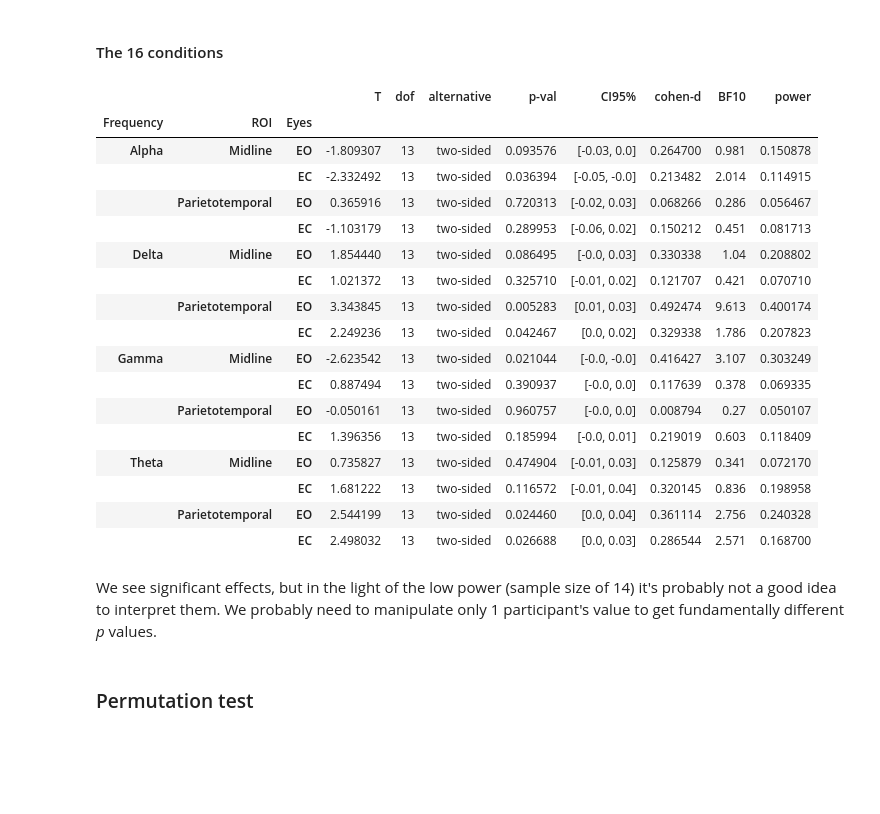
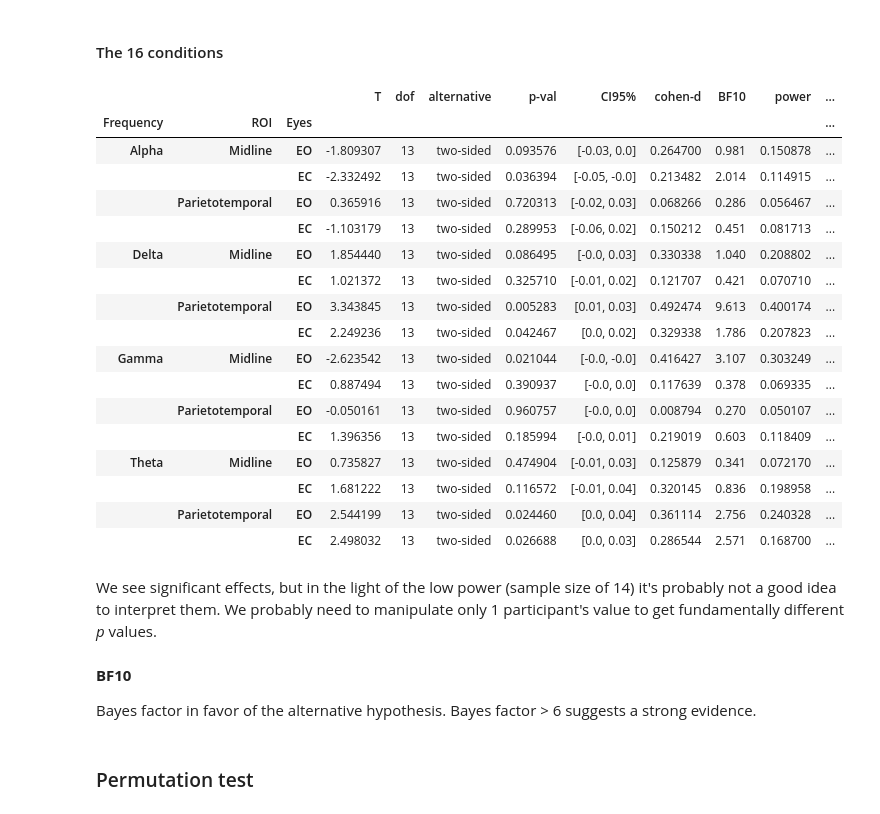
Before and after one commit to ElectronicsArchiver/tewa1_cogpsy_python, a Jupyter notebook: final_project_dataset_1.ipynb, the cells around one changed output. Saved outputs shown, nothing was run; the diff lists cells and outputs as text; code cells hidden in the pictures; blank space fills up the shorter version.

```diff
--- a/final_project_dataset_1.ipynb
+++ b/final_project_dataset_1.ipynb
@@ -75,15 +75,10 @@ These results indicate learning process and plasticity in neural and peripheral
 import pandas as pd
 import numpy as np
 import matplotlib.pyplot as plt
-from glob import glob
 
 
-files = glob("data/final_data/*.csv")
+file = 'data/final_data/auc_ec_eo_with_gamma.csv'
 
-dfs = []
-
-for file in files:
-
-    dfs.append(pd.read_csv(file, sep=";", index_col=0))
+df = pd.read_csv(file, sep=";", index_col=0)
 # %% [markdown]
 ## Data exploration
@@ -94,5 +85,4 @@ files[13]
 # %%
-df = dfs[13]
 df.head()
 # %% [output]
 |  | Factor | Power | Time | ROI | Frequency | Eyes |
@@ -173,43 +163,49 @@ get_ttest(df)
 # %%
 freq_s = ["Alpha", "Delta", "Gamma", "Theta"]
 roi_s = ["Midline", "Parietotemporal"]
 eyes_s = ["EO", "EC"]
 
 tt_res = None
 for freq in freq_s:
     for roi in roi_s:
         for eyes in eyes_s:
             tmp = get_ttest(df, conditions = {"Frequency":freq, "ROI":roi, "Eyes":eyes})
             tmp["Frequency"] = freq
             tmp["ROI"] = roi
             tmp["Eyes"] = eyes
             if type(tt_res) != pd.core.frame.DataFrame:
                 tt_res = tmp
             else:
                 tt_res = pd.concat([tt_res, tmp], sort=False).reset_index(drop=True)
 tt_res = tt_res.set_index(["Frequency", "ROI", "Eyes"])
+tt_res["BF10"] = tt_res["BF10"].astype(float)
+tt_res["BF01"] = 1/tt_res["BF10"]
 tt_res
 # %% [output]
-|  |  |  | T | dof | alternative | p-val | CI95% | cohen-d | BF10 | power |
-| Frequency | ROI | Eyes |  |  |  |  |  |  |  |  |
-| Alpha | Midline | EO | -1.809307 | 13 | two-sided | 0.093576 | [-0.03, 0.0] | 0.264700 | 0.981 | 0.150878 |
-|  |  | EC | -2.332492 | 13 | two-sided | 0.036394 | [-0.05, -0.0] | 0.213482 | 2.014 | 0.114915 |
-|  | Parietotemporal | EO | 0.365916 | 13 | two-sided | 0.720313 | [-0.02, 0.03] | 0.068266 | 0.286 | 0.056467 |
-|  |  | EC | -1.103179 | 13 | two-sided | 0.289953 | [-0.06, 0.02] | 0.150212 | 0.451 | 0.081713 |
-| Delta | Midline | EO | 1.854440 | 13 | two-sided | 0.086495 | [-0.0, 0.03] | 0.330338 | 1.04 | 0.208802 |
-|  |  | EC | 1.021372 | 13 | two-sided | 0.325710 | [-0.01, 0.02] | 0.121707 | 0.421 | 0.070710 |
-|  | Parietotemporal | EO | 3.343845 | 13 | two-sided | 0.005283 | [0.01, 0.03] | 0.492474 | 9.613 | 0.400174 |
-|  |  | EC | 2.249236 | 13 | two-sided | 0.042467 | [0.0, 0.02] | 0.329338 | 1.786 | 0.207823 |
-| Gamma | Midline | EO | -2.623542 | 13 | two-sided | 0.021044 | [-0.0, -0.0] | 0.416427 | 3.107 | 0.303249 |
-|  |  | EC | 0.887494 | 13 | two-sided | 0.390937 | [-0.0, 0.0] | 0.117639 | 0.378 | 0.069335 |
-|  | Parietotemporal | EO | -0.050161 | 13 | two-sided | 0.960757 | [-0.0, 0.0] | 0.008794 | 0.27 | 0.050107 |
-|  |  | EC | 1.396356 | 13 | two-sided | 0.185994 | [-0.0, 0.01] | 0.219019 | 0.603 | 0.118409 |
-| Theta | Midline | EO | 0.735827 | 13 | two-sided | 0.474904 | [-0.01, 0.03] | 0.125879 | 0.341 | 0.072170 |
-|  |  | EC | 1.681222 | 13 | two-sided | 0.116572 | [-0.01, 0.04] | 0.320145 | 0.836 | 0.198958 |
-|  | Parietotemporal | EO | 2.544199 | 13 | two-sided | 0.024460 | [0.0, 0.04] | 0.361114 | 2.756 | 0.240328 |
-|  |  | EC | 2.498032 | 13 | two-sided | 0.026688 | [0.0, 0.03] | 0.286544 | 2.571 | 0.168700 |
+|  |  |  | T | dof | alternative | p-val | CI95% | cohen-d | BF10 | power | ... |
+| Frequency | ROI | Eyes |  |  |  |  |  |  |  |  | ... |
+| Alpha | Midline | EO | -1.809307 | 13 | two-sided | 0.093576 | [-0.03, 0.0] | 0.264700 | 0.981 | 0.150878 | ... |
+|  |  | EC | -2.332492 | 13 | two-sided | 0.036394 | [-0.05, -0.0] | 0.213482 | 2.014 | 0.114915 | ... |
+|  | Parietotemporal | EO | 0.365916 | 13 | two-sided | 0.720313 | [-0.02, 0.03] | 0.068266 | 0.286 | 0.056467 | ... |
+|  |  | EC | -1.103179 | 13 | two-sided | 0.289953 | [-0.06, 0.02] | 0.150212 | 0.451 | 0.081713 | ... |
+| Delta | Midline | EO | 1.854440 | 13 | two-sided | 0.086495 | [-0.0, 0.03] | 0.330338 | 1.040 | 0.208802 | ... |
+|  |  | EC | 1.021372 | 13 | two-sided | 0.325710 | [-0.01, 0.02] | 0.121707 | 0.421 | 0.070710 | ... |
+|  | Parietotemporal | EO | 3.343845 | 13 | two-sided | 0.005283 | [0.01, 0.03] | 0.492474 | 9.613 | 0.400174 | ... |
+|  |  | EC | 2.249236 | 13 | two-sided | 0.042467 | [0.0, 0.02] | 0.329338 | 1.786 | 0.207823 | ... |
+| Gamma | Midline | EO | -2.623542 | 13 | two-sided | 0.021044 | [-0.0, -0.0] | 0.416427 | 3.107 | 0.303249 | ... |
+|  |  | EC | 0.887494 | 13 | two-sided | 0.390937 | [-0.0, 0.0] | 0.117639 | 0.378 | 0.069335 | ... |
+|  | Parietotemporal | EO | -0.050161 | 13 | two-sided | 0.960757 | [-0.0, 0.0] | 0.008794 | 0.270 | 0.050107 | ... |
+|  |  | EC | 1.396356 | 13 | two-sided | 0.185994 | [-0.0, 0.01] | 0.219019 | 0.603 | 0.118409 | ... |
+| Theta | Midline | EO | 0.735827 | 13 | two-sided | 0.474904 | [-0.01, 0.03] | 0.125879 | 0.341 | 0.072170 | ... |
+|  |  | EC | 1.681222 | 13 | two-sided | 0.116572 | [-0.01, 0.04] | 0.320145 | 0.836 | 0.198958 | ... |
+|  | Parietotemporal | EO | 2.544199 | 13 | two-sided | 0.024460 | [0.0, 0.04] | 0.361114 | 2.756 | 0.240328 | ... |
+|  |  | EC | 2.498032 | 13 | two-sided | 0.026688 | [0.0, 0.03] | 0.286544 | 2.571 | 0.168700 | ... |
 # %% [markdown]
 We see significant effects, but in the light of the low power (sample size of 14) it's probably not a good idea to interpret them. We probably need to manipulate only 1 participant's value to get fundamentally different *p* values.
+# %% [markdown]
+**BF10**
+
+Bayes factor in favor of the alternative hypothesis. Bayes factor > 6 suggests a strong evidence.
 # %% [markdown]
 ### Permutation test
 # %%
```
Also changed, not shown: parts of 6 cells of this notebook.
